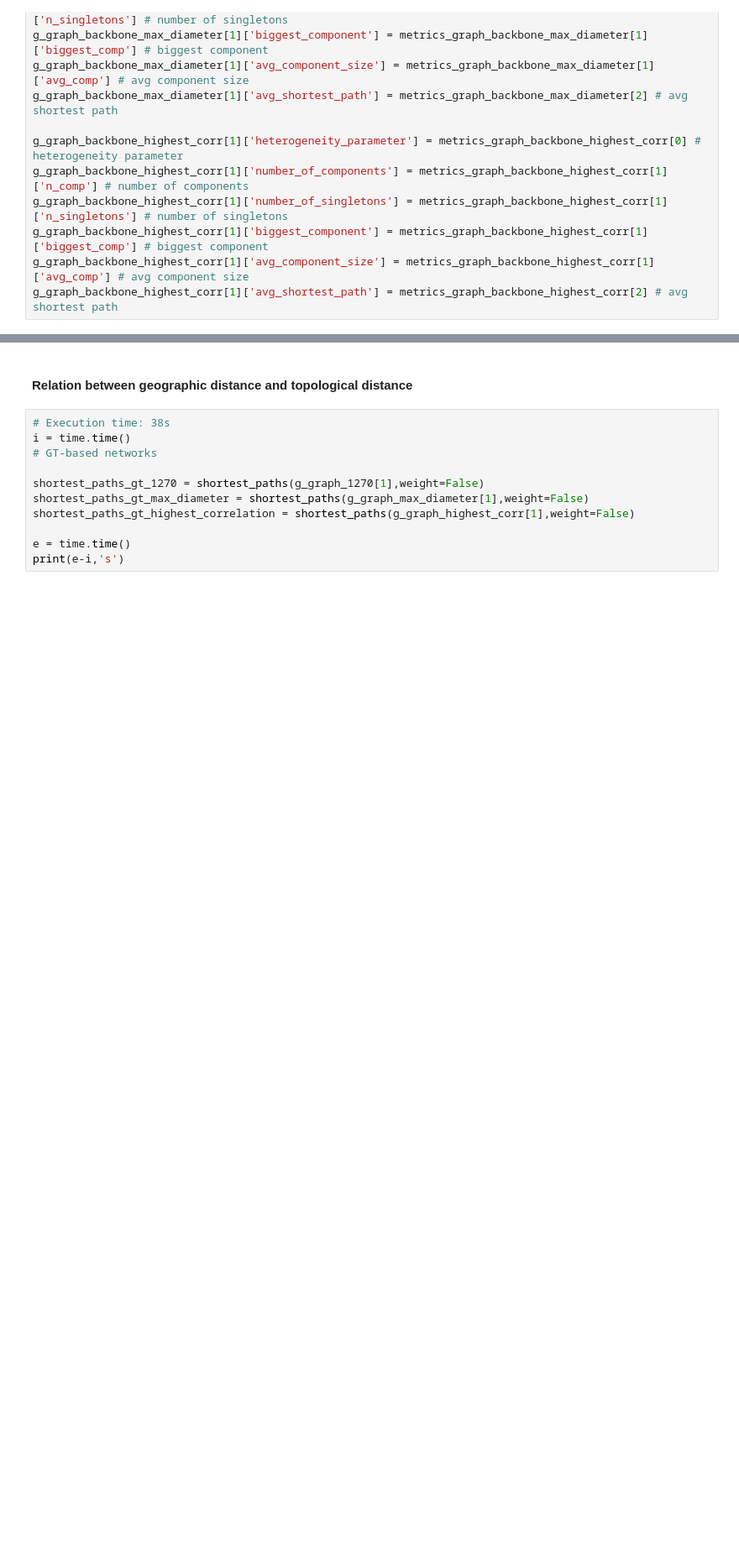
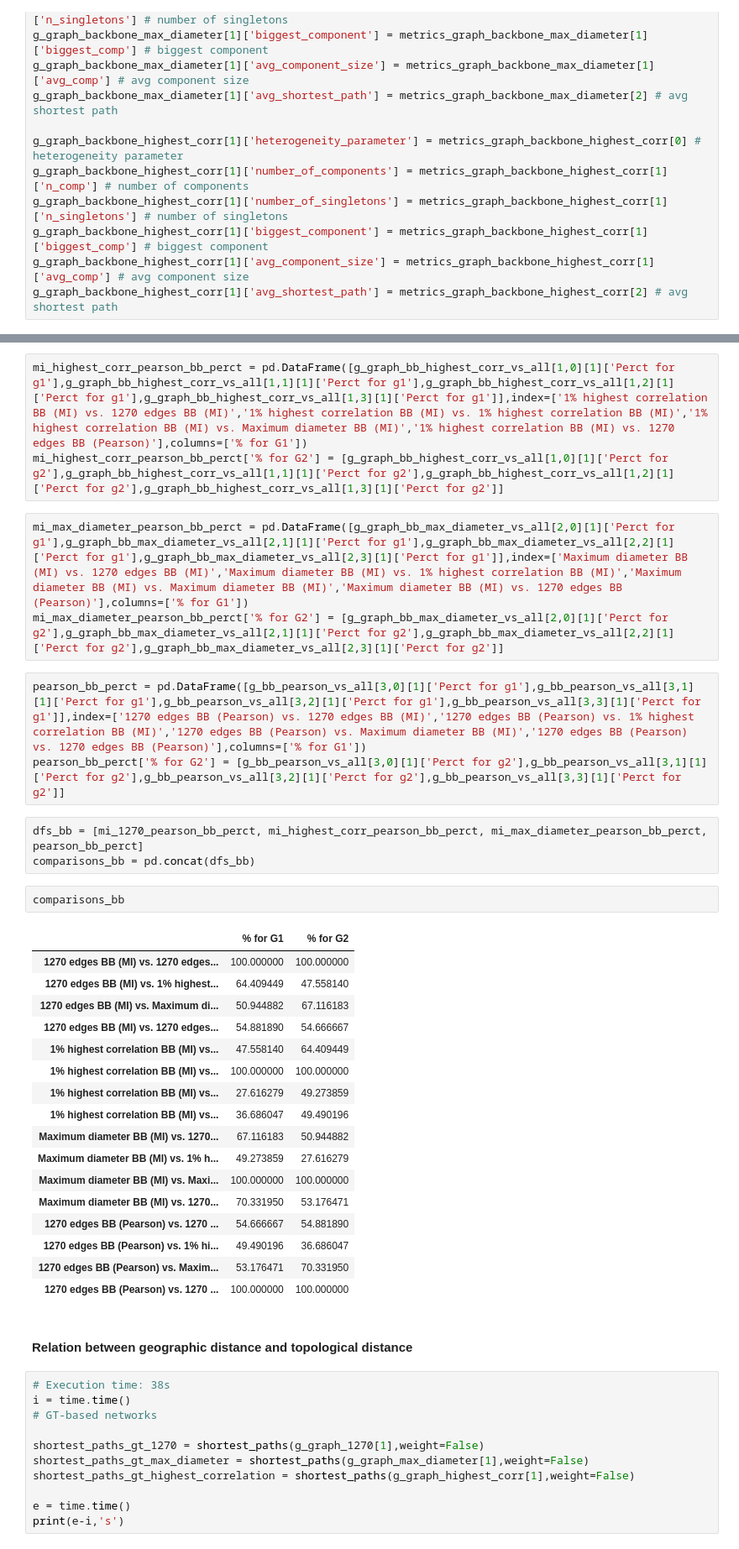
Before and after one commit to IuriDinizUfop/ComplexNetworks_MeteorologicalData, a Jupyter notebook: meteorological_data_tamanduatei_mutual_information.ipynb, the cells around one changed output, grey strips where cells are left out. Shown at 84% size. Saved outputs shown, nothing was run; the diff lists cells and outputs as text; blank space fills up the shorter version.

```diff
--- a/meteorological_data_tamanduatei_mutual_information.ipynb
+++ b/meteorological_data_tamanduatei_mutual_information.ipynb
@@ -829,3 +975,35 @@ metrics_bb_df
+# %%
+mi_highest_corr_pearson_bb_perct = pd.DataFrame([g_graph_bb_highest_corr_vs_all[1,0][1]['Perct for g1'],g_graph_bb_highest_corr_vs_all[1,1][1]['Perct for g1'],g_graph_bb_highest_corr_vs_all[1,2][1]['Perct for g1'],g_graph_bb_highest_corr_vs_all[1,3][1]['Perct for g1']],index=['1% highest correlation BB (MI) vs. 1270 edges BB (MI)','1% highest correlation BB (MI) vs. 1% highest correlation BB (MI)','1% highest correlation BB (MI) vs. Maximum diameter BB (MI)','1% highest correlation BB (MI) vs. 1270 edges BB (Pearson)'],columns=['% for G1'])
+mi_highest_corr_pearson_bb_perct['% for G2'] = [g_graph_bb_highest_corr_vs_all[1,0][1]['Perct for g2'],g_graph_bb_highest_corr_vs_all[1,1][1]['Perct for g2'],g_graph_bb_highest_corr_vs_all[1,2][1]['Perct for g2'],g_graph_bb_highest_corr_vs_all[1,3][1]['Perct for g2']]
+# %%
+mi_max_diameter_pearson_bb_perct = pd.DataFrame([g_graph_bb_max_diameter_vs_all[2,0][1]['Perct for g1'],g_graph_bb_max_diameter_vs_all[2,1][1]['Perct for g1'],g_graph_bb_max_diameter_vs_all[2,2][1]['Perct for g1'],g_graph_bb_max_diameter_vs_all[2,3][1]['Perct for g1']],index=['Maximum diameter BB (MI) vs. 1270 edges BB (MI)','Maximum diameter BB (MI) vs. 1% highest correlation BB (MI)','Maximum diameter BB (MI) vs. Maximum diameter BB (MI)','Maximum diameter BB (MI) vs. 1270 edges BB (Pearson)'],columns=['% for G1'])
+mi_max_diameter_pearson_bb_perct['% for G2'] = [g_graph_bb_max_diameter_vs_all[2,0][1]['Perct for g2'],g_graph_bb_max_diameter_vs_all[2,1][1]['Perct for g2'],g_graph_bb_max_diameter_vs_all[2,2][1]['Perct for g2'],g_graph_bb_max_diameter_vs_all[2,3][1]['Perct for g2']]
+# %%
+pearson_bb_perct = pd.DataFrame([g_bb_pearson_vs_all[3,0][1]['Perct for g1'],g_bb_pearson_vs_all[3,1][1]['Perct for g1'],g_bb_pearson_vs_all[3,2][1]['Perct for g1'],g_bb_pearson_vs_all[3,3][1]['Perct for g1']],index=['1270 edges BB (Pearson) vs. 1270 edges BB (MI)','1270 edges BB (Pearson) vs. 1% highest correlation BB (MI)','1270 edges BB (Pearson) vs. Maximum diameter BB (MI)','1270 edges BB (Pearson) vs. 1270 edges BB (Pearson)'],columns=['% for G1'])
+pearson_bb_perct['% for G2'] = [g_bb_pearson_vs_all[3,0][1]['Perct for g2'],g_bb_pearson_vs_all[3,1][1]['Perct for g2'],g_bb_pearson_vs_all[3,2][1]['Perct for g2'],g_bb_pearson_vs_all[3,3][1]['Perct for g2']]
+# %%
+dfs_bb = [mi_1270_pearson_bb_perct, mi_highest_corr_pearson_bb_perct, mi_max_diameter_pearson_bb_perct, pearson_bb_perct]
+comparisons_bb = pd.concat(dfs_bb)
+# %%
+comparisons_bb
+# %% [output]
+|  | % for G1 | % for G2 |
+| 1270 edges BB (MI) vs. 1270 edges... | 100.000000 | 100.000000 |
+| 1270 edges BB (MI) vs. 1% highest... | 64.409449 | 47.558140 |
+| 1270 edges BB (MI) vs. Maximum di... | 50.944882 | 67.116183 |
+| 1270 edges BB (MI) vs. 1270 edges... | 54.881890 | 54.666667 |
+| 1% highest correlation BB (MI) vs... | 47.558140 | 64.409449 |
+| 1% highest correlation BB (MI) vs... | 100.000000 | 100.000000 |
+| 1% highest correlation BB (MI) vs... | 27.616279 | 49.273859 |
+| 1% highest correlation BB (MI) vs... | 36.686047 | 49.490196 |
+| Maximum diameter BB (MI) vs. 1270... | 67.116183 | 50.944882 |
+| Maximum diameter BB (MI) vs. 1% h... | 49.273859 | 27.616279 |
+| Maximum diameter BB (MI) vs. Maxi... | 100.000000 | 100.000000 |
+| Maximum diameter BB (MI) vs. 1270... | 70.331950 | 53.176471 |
+| 1270 edges BB (Pearson) vs. 1270 ... | 54.666667 | 54.881890 |
+| 1270 edges BB (Pearson) vs. 1% hi... | 49.490196 | 36.686047 |
+| 1270 edges BB (Pearson) vs. Maxim... | 53.176471 | 70.331950 |
+| 1270 edges BB (Pearson) vs. 1270 ... | 100.000000 | 100.000000 |
 # %% [markdown]
 #### Relation between geographic distance and topological distance
 # %%
```
Also changed, not shown: parts of 35 cells of this notebook.
